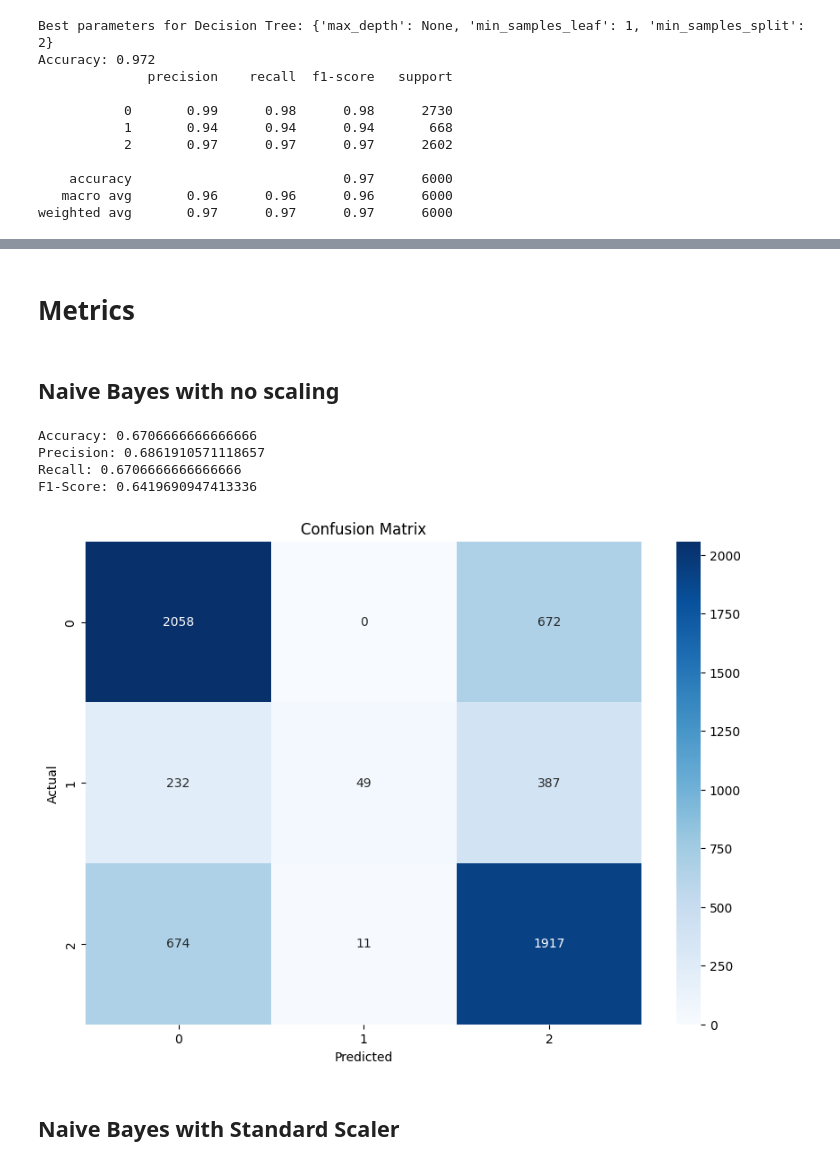
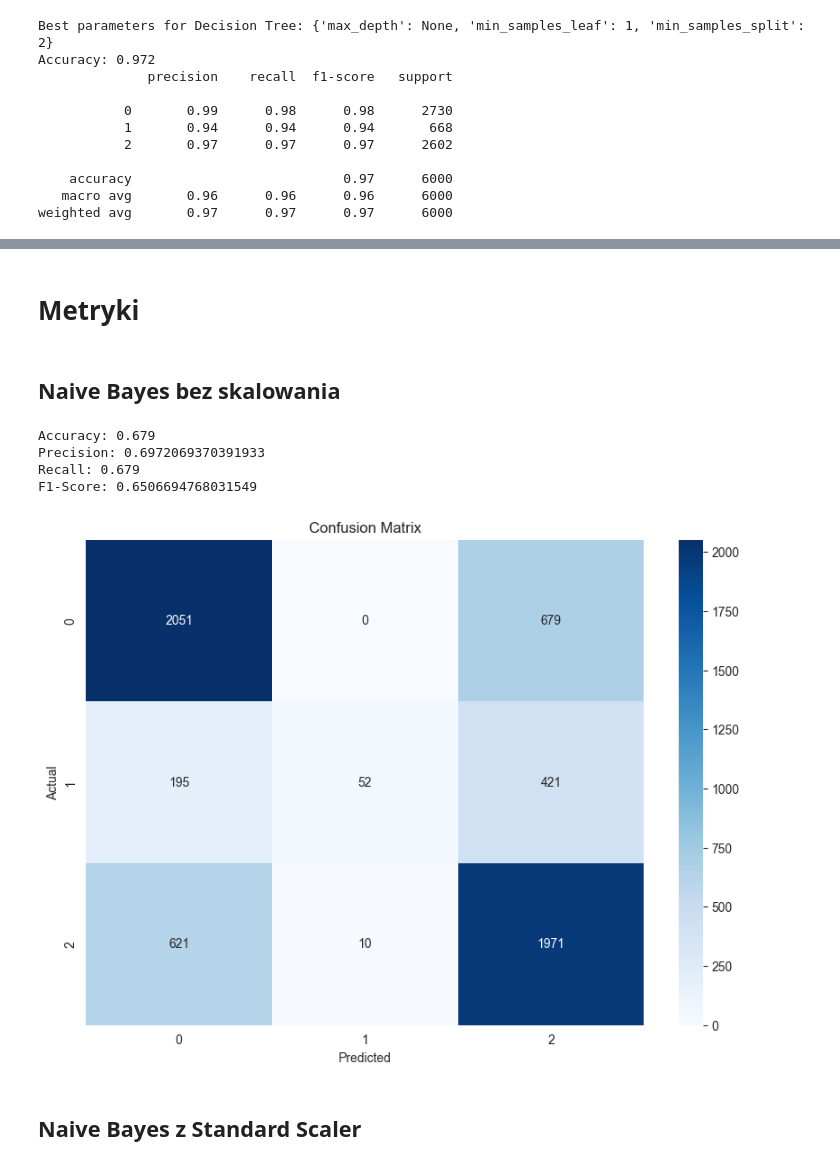
Before and after one commit to Ninja00Shadow/SIiIW, a Jupyter notebook: MachineLearning/List4.ipynb, the cells around one changed output, grey strips where cells are left out. Cells and saved outputs as stored; diff of their text form; code cells hidden in the pictures.

```diff
--- a/MachineLearning/List4.ipynb
+++ b/MachineLearning/List4.ipynb
@@ -190,7 +237,7 @@ from sklearn.metrics import classification_report, accuracy_score
 nb_model = GaussianNB()
 
 nb_params = {
-    'var_smoothing': [1e-9, 1e-8, 1e-7]
+    'var_smoothing': [1e-9, 1e-8, 1e-7, 1e-6, 1e-5, 1e-4, 1e-3, 1e-2, 1e-1, 1]
 }
 
 nb_grid = GridSearchCV(estimator=nb_model, param_grid=nb_params, cv=5, scoring='accuracy')
@@ -219,9 +313,9 @@ weighted avg       0.69      0.67      0.64      6000
 dt_model = DecisionTreeClassifier(random_state=42)
 
 dt_params = {
-    'max_depth': [None, 10, 20],
-    'min_samples_split': [2, 10, 20],
-    'min_samples_leaf': [1, 5, 10]
+    'max_depth': [None, 5, 10, 15, 20],
+    'min_samples_split': [2, 5, 10, 15, 20],
+    'min_samples_leaf': [1, 2, 5, 7, 10]
 }
 
 dt_grid = GridSearchCV(estimator=dt_model, param_grid=dt_params, cv=5, scoring='accuracy')
@@ -246,0 +418,25 @@ weighted avg       0.97      0.97      0.97      6000
+# %%
+rf_results = pd.DataFrame(rf_grid.cv_results_)
+
+for i, params in enumerate(rf_results['params']):
+    print(f"Results for parameters: {params}")
+    mean_test_score = rf_results.loc[i, 'mean_test_score']
+    std_test_score = rf_results.loc[i, 'std_test_score']
+    print(f"Mean Test Accuracy: {mean_test_score:.4f}")
+    print(f"Standard Deviation of Test Accuracy: {std_test_score:.4f}")
+
+    model = RandomForestClassifier(**params, random_state=42)
+    model.fit(X_train, y_train)
+    predictions = model.predict(X_val)
+
+    accuracy = accuracy_score(y_val, predictions)
+    report = classification_report(y_val, predictions, output_dict=True)
+    precision = report['weighted avg']['precision']
+    recall = report['weighted avg']['recall']
+    f1 = report['weighted avg']['f1-score']
+
+    print(f"Validation Accuracy: {accuracy:.4f}")
+    print(f"Precision: {precision:.4f}")
+    print(f"Recall: {recall:.4f}")
+    print(f"F1-Score: {f1:.4f}")
+    print("\n")
@@ -247,5 +461,5 @@ weighted avg       0.97      0.97      0.97      6000
 # %% [markdown]
-# Metrics
+# Metryki
 # %%
 from sklearn.metrics import confusion_matrix, accuracy_score, precision_score, recall_score, f1_score, classification_report
 
@@ -274,18 +488,18 @@ def train_and_evaluate(model, X_val, y_val):
 
     return model, accuracy, precision, recall, f1
 # %% [markdown]
-## Naive Bayes with no scaling
+## Naive Bayes bez skalowania
 # %%
-nb_model = GaussianNB(var_smoothing=1e-9)
+nb_model = GaussianNB(var_smoothing=0.01)
 nb_model.fit(X_train, y_train)
 
 _, nb_accuracy, nb_precision, nb_recall, nb_f1 = train_and_evaluate(nb_model, X_val, y_val)
 # %% [output]
-Accuracy: 0.6706666666666666
-Precision: 0.6861910571118657
-Recall: 0.6706666666666666
-F1-Score: 0.6419690947413336
+Accuracy: 0.679
+Precision: 0.6972069370391933
+Recall: 0.679
+F1-Score: 0.6506694768031549
-[figure, old version]
+[figure, new version]
 # %% [markdown]
-## Naive Bayes with Standard Scaler
+## Naive Bayes z Standard Scaler
 # %%
```
Also changed, not shown: parts of 32 cells of this notebook.
